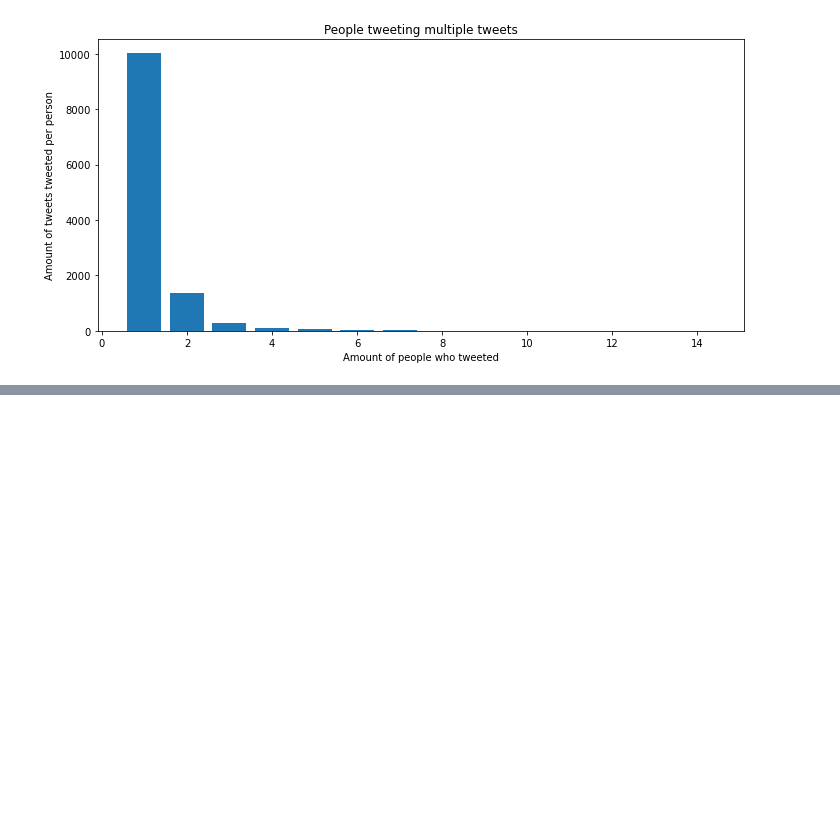
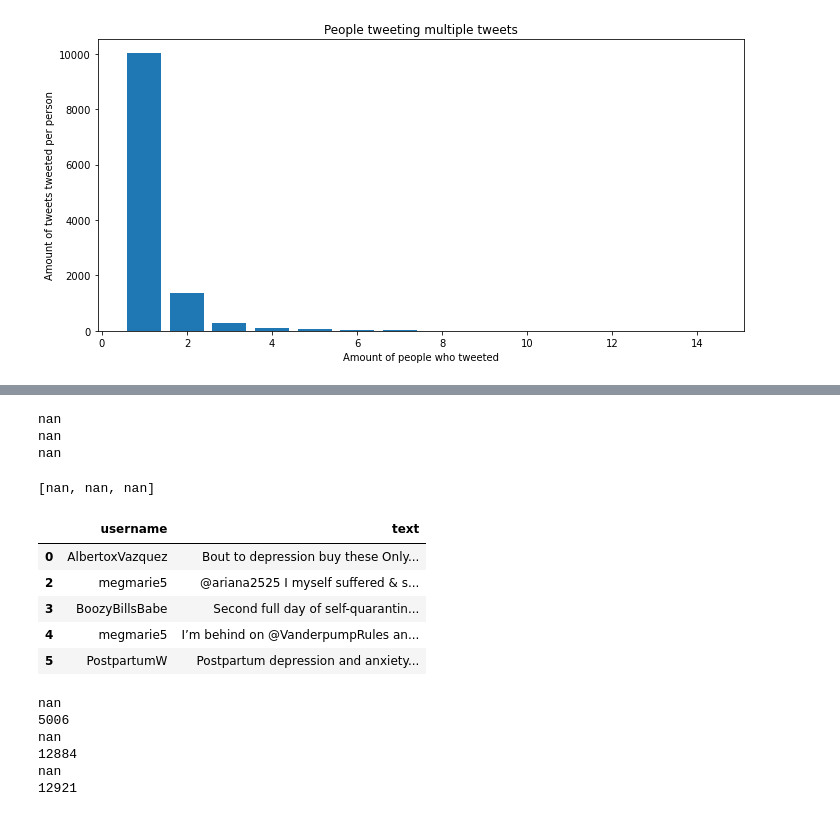
Before and after one commit to edwardsrk/depression-anxiety-tweets, a Jupyter notebook: Depression and Anxiety in Tweets.ipynb, the cells around one changed output, grey strips where cells are left out. Drawn from its saved outputs; the diff is of its cells as text; code cells hidden in the pictures; blank space fills up the shorter version.

```diff
--- a/Depression and Anxiety in Tweets.ipynb
+++ b/Depression and Anxiety in Tweets.ipynb
@@ -568,0 +623,29 @@ def data_cleaner(doc):
+# %%
+textlist = df.text.tolist()
+strlist = []
+fltlist = []
+for text in textlist:
+    if type(text) == str:
+        strlist.append(text)
+    else:
+        print (text)
+        fltlist.append(text)
+# %% [output]
+nan
+nan
+nan
+# %%
+fltlist
+# %% [output]
+[nan, nan, nan]
+# %%
+dftext = df[['username', 'text']]
+# %%
+dftext.head()
+# %% [output]
+|  | username | text |
+| 0 | AlbertoxVazquez | Bout to depression buy these Only... |
+| 2 | megmarie5 | @ariana2525 I myself suffered & s... |
+| 3 | BoozyBillsBabe | Second full day of self-quarantin... |
+| 4 | megmarie5 | I’m behind on @VanderpumpRules an... |
+| 5 | PostpartumW | Postpartum depression and anxiety... |
@@ -568,0 +655,18 @@ def data_cleaner(doc):
+# %%
+dftextlist = df.text.tolist()
+dfstrlist = []
+dffltlist = []
+for i in range (0, len(dftextlist)):
+    if type(dftextlist[i]) == str:
+        dfstrlist.append(dftextlist[i])
+    else:
+        print (dftextlist[i])
+        print(i)
+        dffltlist.append(dftextlist[i])
+# %% [output]
+nan
+5006
+nan
+12884
+nan
+12921
```
Also changed, not shown: parts of 11 cells of this notebook.
